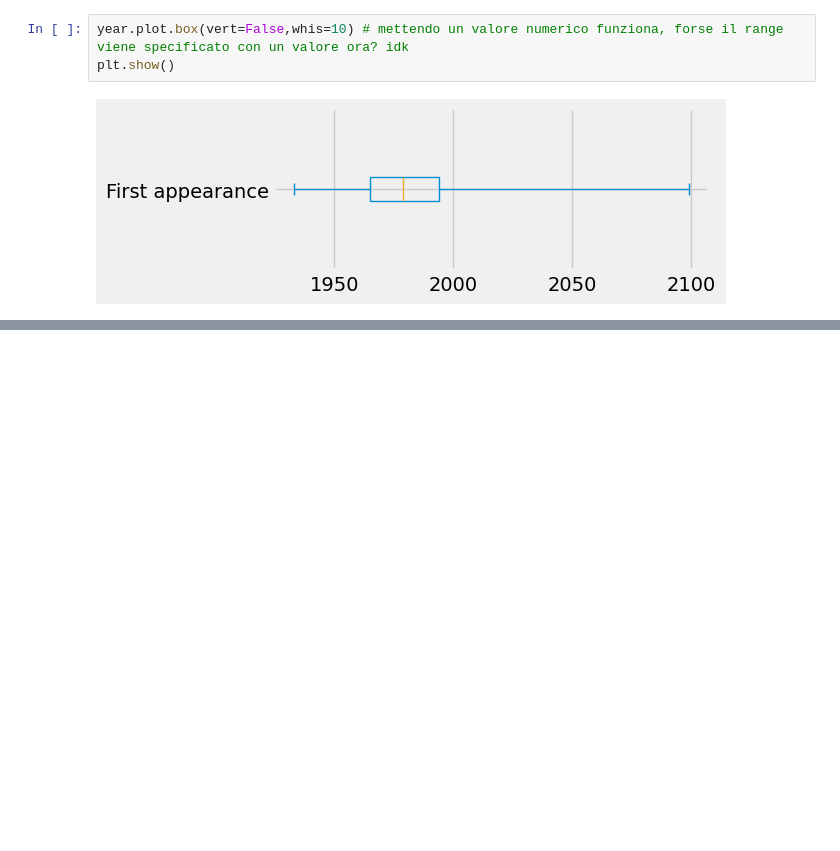
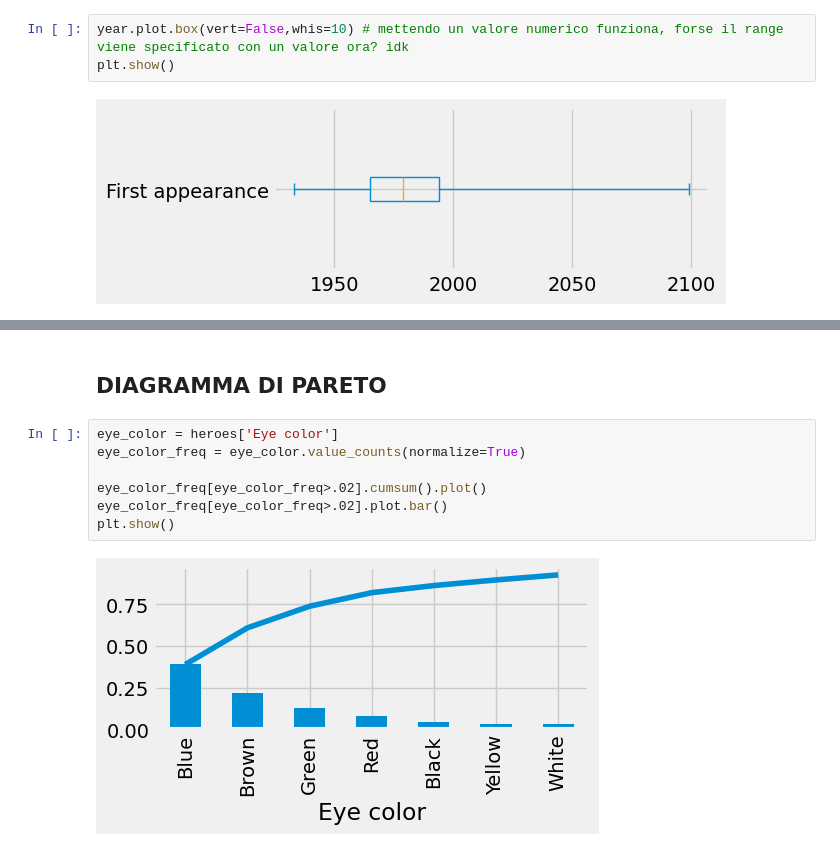
Before and after one commit to FriendlyWizard23/StatisticaL31, a Jupyter notebook: JUPYTER/APPUNTI.ipynb, the cells around one changed output, grey strips where cells are left out. Cells and saved outputs as stored; diff of their text form; blank space fills up the shorter version.

```diff
--- a/JUPYTER/APPUNTI.ipynb
+++ b/JUPYTER/APPUNTI.ipynb
@@ -307,0 +316,11 @@ plt.show()
+# %% [markdown]
+## DIAGRAMMA DI PARETO
+# %%
+eye_color = heroes['Eye color']
+eye_color_freq = eye_color.value_counts(normalize=True)
+
+eye_color_freq[eye_color_freq>.02].cumsum().plot()
+eye_color_freq[eye_color_freq>.02].plot.bar()
+plt.show()
+# %% [output]
+[figure, added]
```
Also changed, not shown: parts of 53 cells of this notebook, 2 other files.
